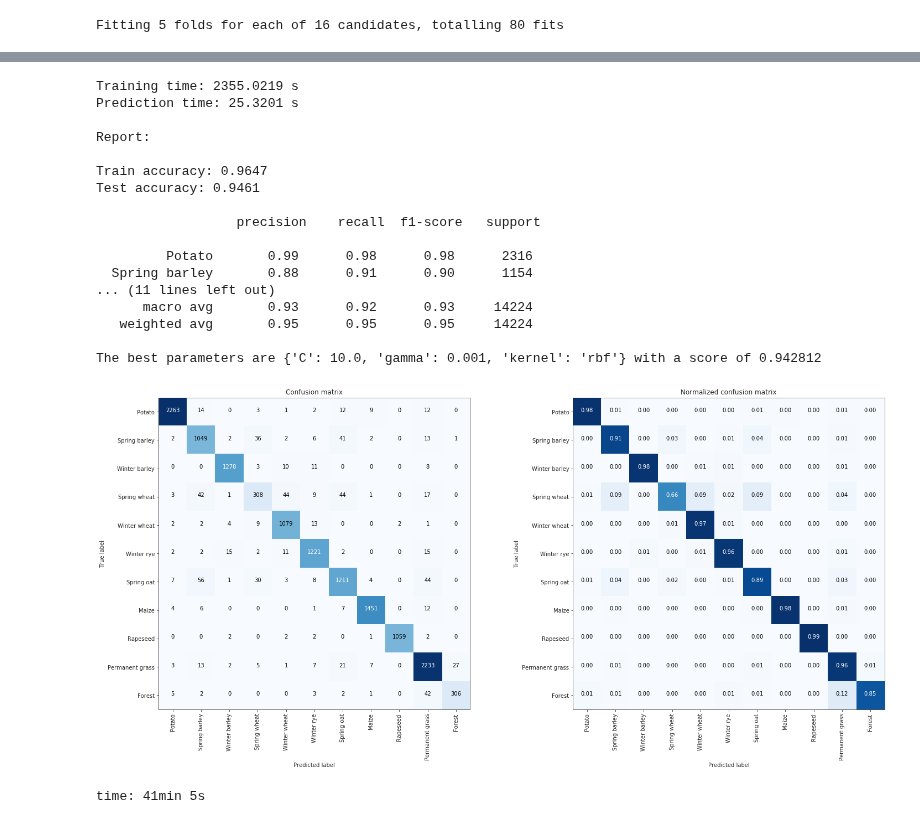
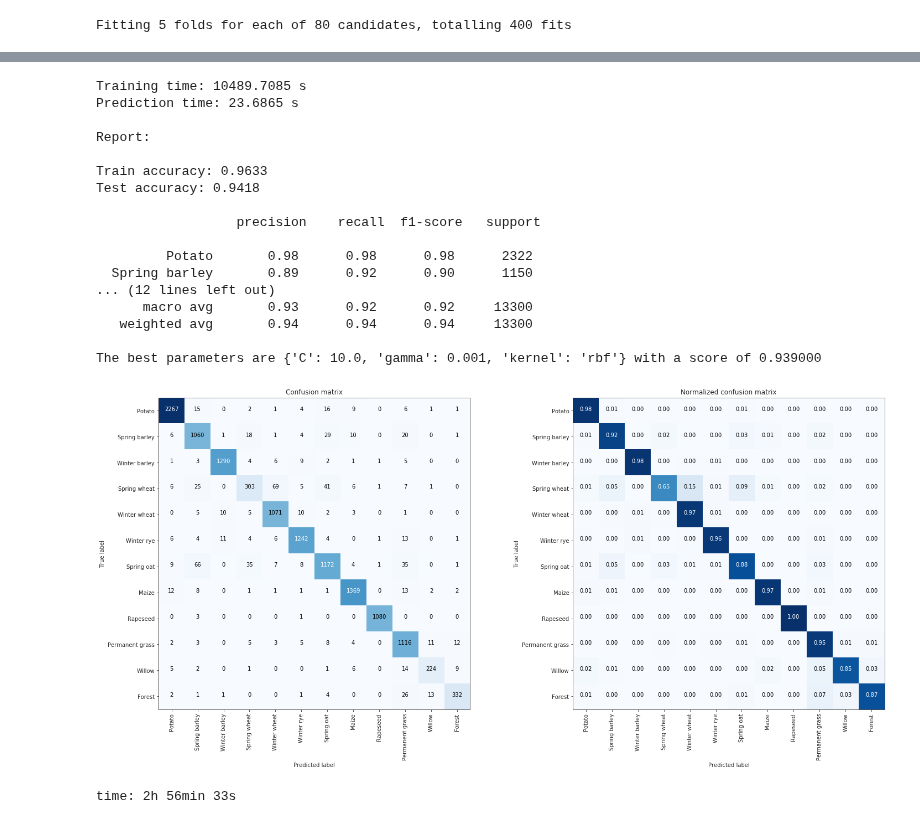
Before and after one commit to JacobJeppesen/PublicSectorConsultancy, a Jupyter notebook: potato_nematode_predictor/notebooks/03_TrainClassifiers.ipynb, the cells around one changed output, grey strips where cells are left out. Saved outputs shown, nothing was run; the diff lists cells and outputs as text; code cells hidden in the pictures.

```diff
--- a/potato_nematode_predictor/notebooks/03_TrainClassifiers.ipynb
+++ b/potato_nematode_predictor/notebooks/03_TrainClassifiers.ipynb
@@ -44,7 +44,7 @@ mapping_dict_crop_types = {
     'Silomajs': 'Maize',
     'Vinterraps': 'Rapeseed',
     'Permanent græs, normalt udbytte': 'Permanent grass',
-    'Græs uden kløvergræs (omdrift)': 'Grass silage',
+    'Pil': 'Willow',
     'Skovdrift, alm.': 'Forest'
 }
 
@@ -389,17 +373,17 @@ time: 2h 56min 31s
 # Take a look at https://towardsdatascience.com/svm-hyper-parameter-tuning-using-gridsearchcv-49c0bc55ce29
 from sklearn.svm import SVC
 from sklearn.model_selection import GridSearchCV
-#param_grid = {'C': [1e-2, 1e-1, 1, 1e1, 1e2, 1e3, 1e4, 1e5, 1e6, 1e7],
-#              'gamma': [1e-8, 1e-7, 1e-6, 1e-5, 1e-4, 1e-3, 1e-2, 1e-1],
+param_grid = {'C': [1e-2, 1e-1, 1, 1e1, 1e2, 1e3, 1e4, 1e5, 1e6, 1e7],
+              'gamma': [1e-8, 1e-7, 1e-6, 1e-5, 1e-4, 1e-3, 1e-2, 1e-1],
+              'kernel': ['rbf']}
+#param_grid = {'C': [1, 1e1, 1e2, 1e3],
+#              'gamma': [1e-4, 1e-3, 1e-2, 1e-1],
 #              'kernel': ['rbf']}
-param_grid = {'C': [1, 1e1, 1e2, 1e3],
-              'gamma': [1e-4, 1e-3, 1e-2, 1e-1],
-              'kernel': ['rbf']}
 #grid = GridSearchCV(SVC(class_weight='balanced'), param_grid, refit=True, cv=5, verbose=20, n_jobs=32)
 grid = GridSearchCV(SVC(), param_grid, refit=True, cv=5, verbose=20, n_jobs=16)
 grid_trained, _, _, _ = evaluate_classifier(grid, X_train, X_test, y_train, y_test, class_names, feature_scale=True)
 
 print(f"The best parameters are {grid_trained.best_params_} with a score of {grid_trained.best_score_:2f}")
 # %% [output]
-Fitting 5 folds for each of 16 candidates, totalling 80 fits
+Fitting 5 folds for each of 80 candidates, totalling 400 fits
 [Parallel(n_jobs=16)]: Using backend LokyBackend with 16 concurrent workers.
@@ -422,22 +406,22 @@ Fitting 5 folds for each of 16 candidates, totalling 80 fits
-Training time: 2355.0219 s
-Prediction time: 25.3201 s
+Training time: 10489.7085 s
+Prediction time: 23.6865 s
 
 Report:
 
-Train accuracy: 0.9647
-Test accuracy: 0.9461
+Train accuracy: 0.9633
+Test accuracy: 0.9418
 
                   precision    recall  f1-score   support
 
-         Potato       0.99      0.98      0.98      2316
-  Spring barley       0.88      0.91      0.90      1154
-... (11 lines left out)
-      macro avg       0.93      0.92      0.93     14224
-   weighted avg       0.95      0.95      0.95     14224
+         Potato       0.98      0.98      0.98      2322
+  Spring barley       0.89      0.92      0.90      1150
+... (12 lines left out)
+      macro avg       0.93      0.92      0.92     13300
+   weighted avg       0.94      0.94      0.94     13300
 
-The best parameters are {'C': 10.0, 'gamma': 0.001, 'kernel': 'rbf'} with a score of 0.942812
+The best parameters are {'C': 10.0, 'gamma': 0.001, 'kernel': 'rbf'} with a score of 0.939000
-[figure, old version]
+[figure, new version]
-time: 41min 5s
+time: 2h 56min 33s
 # %%
 # Idea: Maybe make a utils folder, with a plotting module, evaluation module etc.. The below here should
 #       then be put in the plotting module.
```
Also changed, not shown: parts of 20 cells of this notebook, 3 other files.
